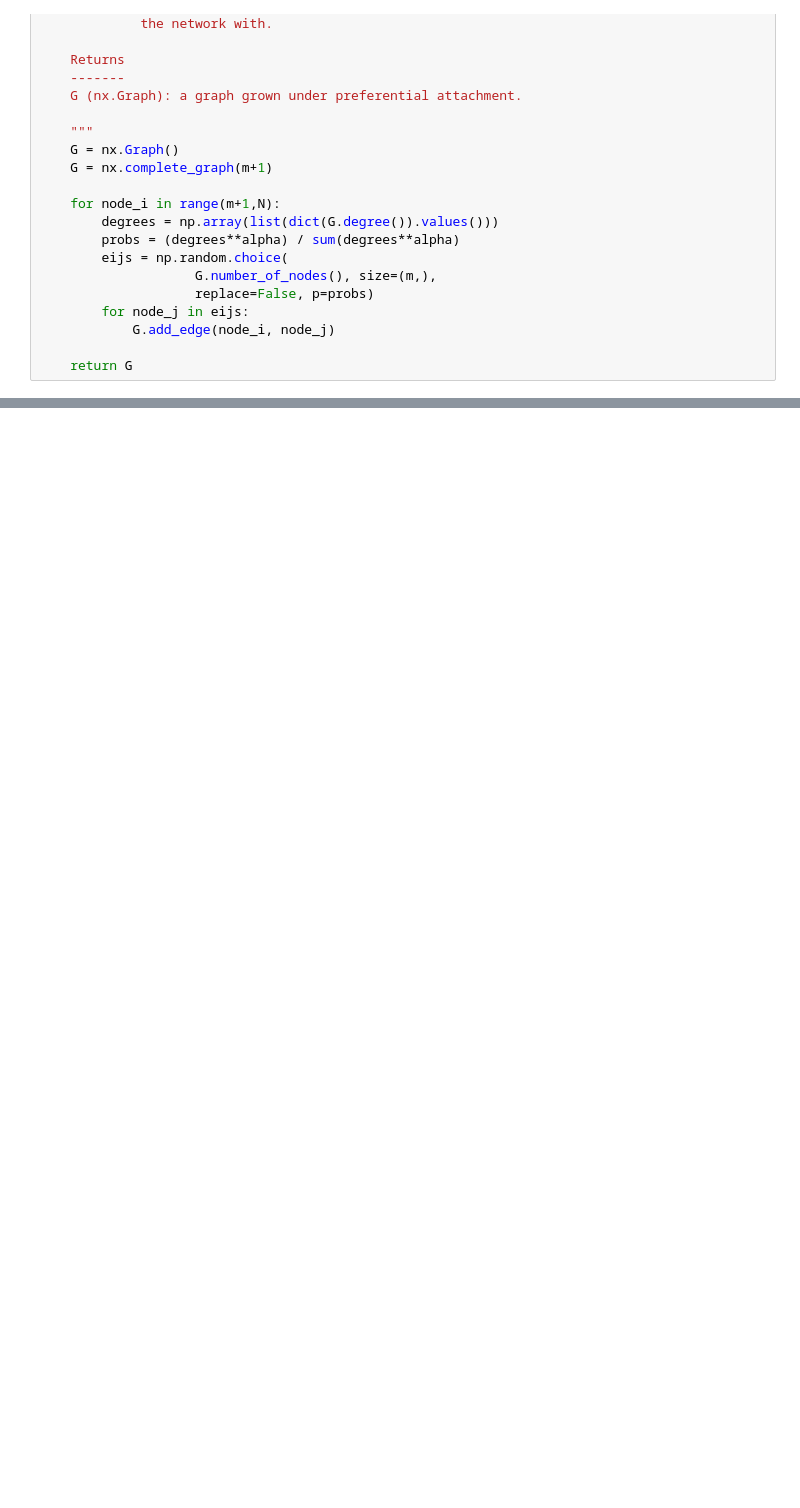
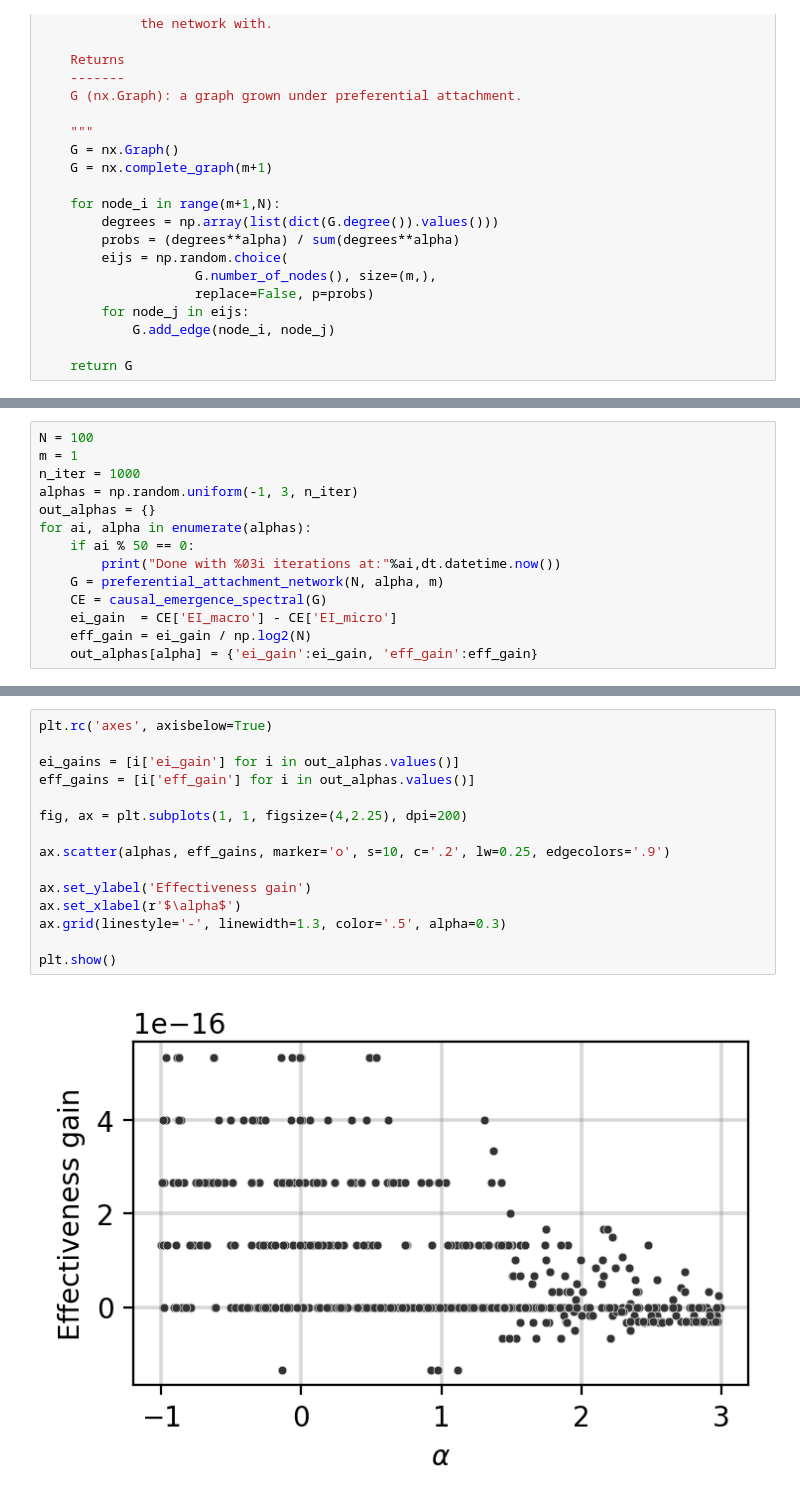
Before and after one commit to YYT1002/einet, a Jupyter notebook: code/Chapter 09 - Spectral Causal Emergence.ipynb, the cells around one changed output, grey strips where cells are left out. Drawn from its saved outputs; the diff is of its cells as text; blank space fills up the shorter version.

Commit message:
update causal emergency

```diff
--- a/code/Chapter 09 - Spectral Causal Emergence.ipynb
+++ b/code/Chapter 09 - Spectral Causal Emergence.ipynb
@@ -126,0 +141,14 @@ plt.show()
+# %%
+N = 100
+m = 1
+n_iter = 1000
+alphas = np.random.uniform(-1, 3, n_iter)
+out_alphas = {}
+for ai, alpha in enumerate(alphas):
+    if ai % 50 == 0:
+        print("Done with %03i iterations at:"%ai,dt.datetime.now())
+    G = preferential_attachment_network(N, alpha, m)
+    CE = causal_emergence_spectral(G)
+    ei_gain  = CE['EI_macro'] - CE['EI_micro']
+    eff_gain = ei_gain / np.log2(N)
+    out_alphas[alpha] = {'ei_gain':ei_gain, 'eff_gain':eff_gain}
@@ -126,0 +176,17 @@ plt.show()
+# %%
+plt.rc('axes', axisbelow=True)
+
+ei_gains = [i['ei_gain'] for i in out_alphas.values()]
+eff_gains = [i['eff_gain'] for i in out_alphas.values()]
+
+fig, ax = plt.subplots(1, 1, figsize=(4,2.25), dpi=200)
+
+ax.scatter(alphas, eff_gains, marker='o', s=10, c='.2', lw=0.25, edgecolors='.9')
+
+ax.set_ylabel('Effectiveness gain')
+ax.set_xlabel(r'$\alpha$')
+ax.grid(linestyle='-', linewidth=1.3, color='.5', alpha=0.3)
+
+plt.show()
+# %% [output]
+[figure, added]
```
Also changed, not shown: parts of 10 cells of this notebook, 1 other file.
